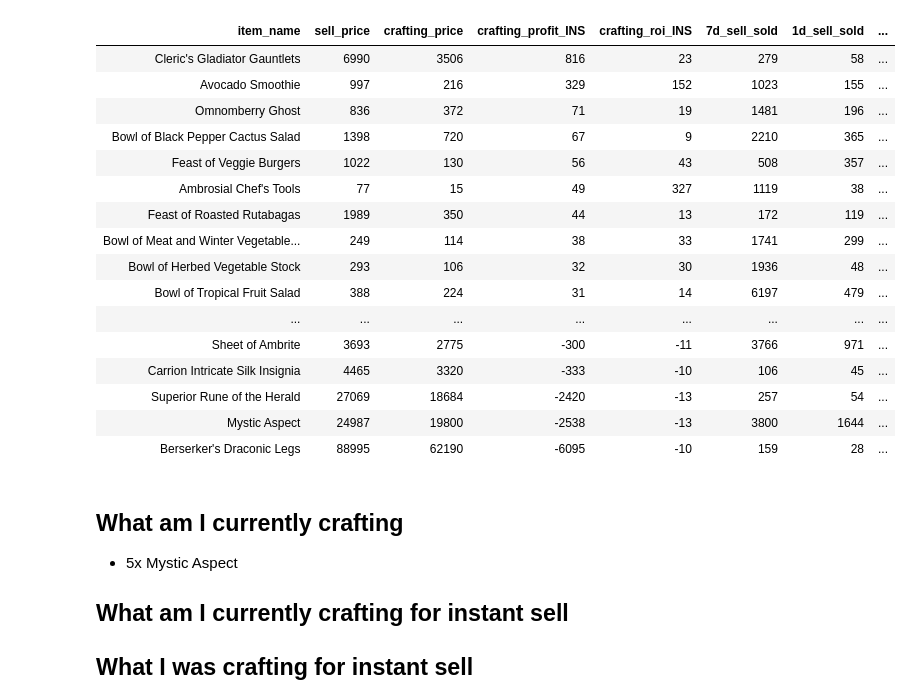
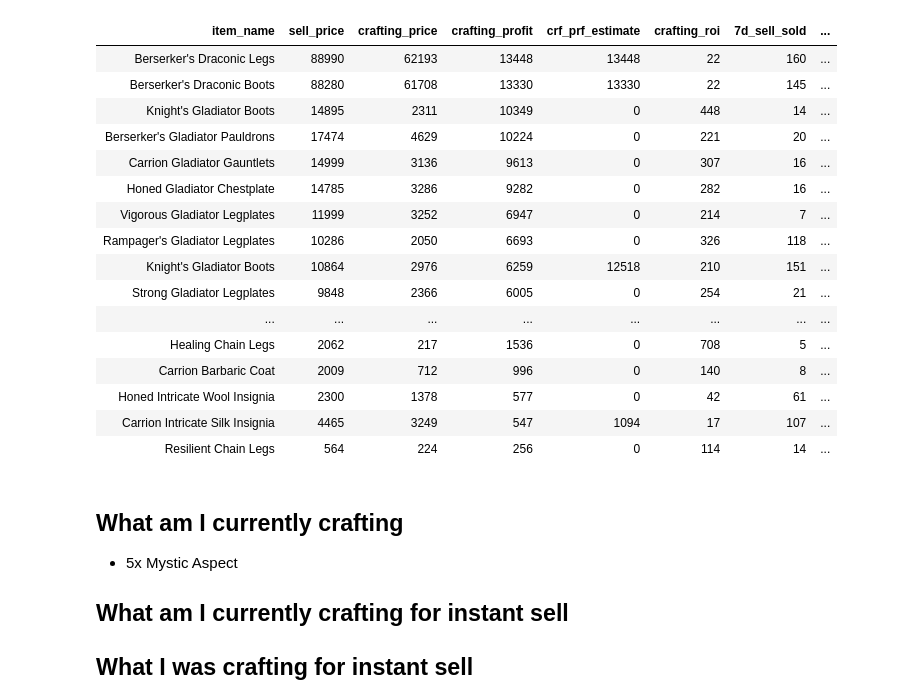
Before and after one commit to michalwitwicki/gw2_crafting_profit_analyzer, a Jupyter notebook: DataViewer.ipynb, the cells around one changed output. Saved outputs shown, nothing was run; the diff lists cells and outputs as text; code cells hidden in the pictures.

```diff
--- a/DataViewer.ipynb
+++ b/DataViewer.ipynb
@@ -12,60 +12,60 @@ with pd.option_context('display.max_rows', None, 'display.max_columns', None):
 		'sell_price',
 		'crafting_price',
 
-		# 'crafting_profit',
-		# 'crf_prf_estimate',
-		# 'crafting_roi',
+		'crafting_profit',
+		'crf_prf_estimate',
+		'crafting_roi',
 
-		'crafting_profit_INS',
-		'crafting_roi_INS',
+		# 'crafting_profit_INS',
+		# 'crafting_roi_INS',
 
 		'7d_sell_sold',
 		'1d_sell_sold',
 		'7d_SL_diff',
 		'1d_SL_diff',
 		'1d_5%_SS',
 		'disciplines',
 		'difficult'
 		]]
 
 	.loc	[
 		(df['crafting_profit'] > 1) &
 		(df['crafting_profit'] > df['flip_profit']) &
 		# (df['difficult'] == False) &
 
 		# (df['1d_SL_diff'] > -10) &
 		(df['7d_SL_diff'] > -10) &
-		(df['1d_sell_sold'] > 25) &
-		(df['7d_sell_sold'] > 100)
+		(df['1d_sell_sold'] > 1) &
+		(df['7d_sell_sold'] > 1)
 		]
 
-	# .sort_values(by='crafting_profit', ascending=False)
+	.sort_values(by='crafting_profit', ascending=False)
 	# .sort_values(by='crf_prf_estimate', ascending=False)
-	.sort_values(by='crafting_profit_INS', ascending=False)
+	# .sort_values(by='crafting_profit_INS', ascending=False)
 	# .sort_values(by='1d_sell_sold', ascending=False)
 
 	.style.hide_index()
 	# .head(20)
 	# .shape[0]
 	)
 # %% [output]
-| item_name | sell_price | crafting_price | crafting_profit_INS | crafting_roi_INS | 7d_sell_sold | 1d_sell_sold | ... |
-| Cleric's Gladiator Gauntlets | 6990 | 3506 | 816 | 23 | 279 | 58 | ... |
-| Avocado Smoothie | 997 | 216 | 329 | 152 | 1023 | 155 | ... |
-| Omnomberry Ghost | 836 | 372 | 71 | 19 | 1481 | 196 | ... |
-| Bowl of Black Pepper Cactus Salad | 1398 | 720 | 67 | 9 | 2210 | 365 | ... |
-| Feast of Veggie Burgers | 1022 | 130 | 56 | 43 | 508 | 357 | ... |
-| Ambrosial Chef's Tools | 77 | 15 | 49 | 327 | 1119 | 38 | ... |
-| Feast of Roasted Rutabagas | 1989 | 350 | 44 | 13 | 172 | 119 | ... |
-| Bowl of Meat and Winter Vegetable... | 249 | 114 | 38 | 33 | 1741 | 299 | ... |
-| Bowl of Herbed Vegetable Stock | 293 | 106 | 32 | 30 | 1936 | 48 | ... |
-| Bowl of Tropical Fruit Salad | 388 | 224 | 31 | 14 | 6197 | 479 | ... |
+| item_name | sell_price | crafting_price | crafting_profit | crf_prf_estimate | crafting_roi | 7d_sell_sold | ... |
+| Berserker's Draconic Legs | 88990 | 62193 | 13448 | 13448 | 22 | 160 | ... |
+| Berserker's Draconic Boots | 88280 | 61708 | 13330 | 13330 | 22 | 145 | ... |
+| Knight's Gladiator Boots | 14895 | 2311 | 10349 | 0 | 448 | 14 | ... |
+| Berserker's Gladiator Pauldrons | 17474 | 4629 | 10224 | 0 | 221 | 20 | ... |
+| Carrion Gladiator Gauntlets | 14999 | 3136 | 9613 | 0 | 307 | 16 | ... |
+| Honed Gladiator Chestplate | 14785 | 3286 | 9282 | 0 | 282 | 16 | ... |
+| Vigorous Gladiator Legplates | 11999 | 3252 | 6947 | 0 | 214 | 7 | ... |
+| Rampager's Gladiator Legplates | 10286 | 2050 | 6693 | 0 | 326 | 118 | ... |
+| Knight's Gladiator Boots | 10864 | 2976 | 6259 | 12518 | 210 | 151 | ... |
+| Strong Gladiator Legplates | 9848 | 2366 | 6005 | 0 | 254 | 21 | ... |
 | ... | ... | ... | ... | ... | ... | ... | ... |
-| Sheet of Ambrite | 3693 | 2775 | -300 | -11 | 3766 | 971 | ... |
-| Carrion Intricate Silk Insignia | 4465 | 3320 | -333 | -10 | 106 | 45 | ... |
-| Superior Rune of the Herald | 27069 | 18684 | -2420 | -13 | 257 | 54 | ... |
-| Mystic Aspect | 24987 | 19800 | -2538 | -13 | 3800 | 1644 | ... |
-| Berserker's Draconic Legs | 88995 | 62190 | -6095 | -10 | 159 | 28 | ... |
+| Healing Chain Legs | 2062 | 217 | 1536 | 0 | 708 | 5 | ... |
+| Carrion Barbaric Coat | 2009 | 712 | 996 | 0 | 140 | 8 | ... |
+| Honed Intricate Wool Insignia | 2300 | 1378 | 577 | 0 | 42 | 61 | ... |
+| Carrion Intricate Silk Insignia | 4465 | 3249 | 547 | 1094 | 17 | 107 | ... |
+| Resilient Chain Legs | 564 | 224 | 256 | 0 | 114 | 14 | ... |
 # %% [markdown]
 ## What am I currently crafting ##
 - 5x Mystic Aspect
```
Also changed, not shown: 1 other file.
